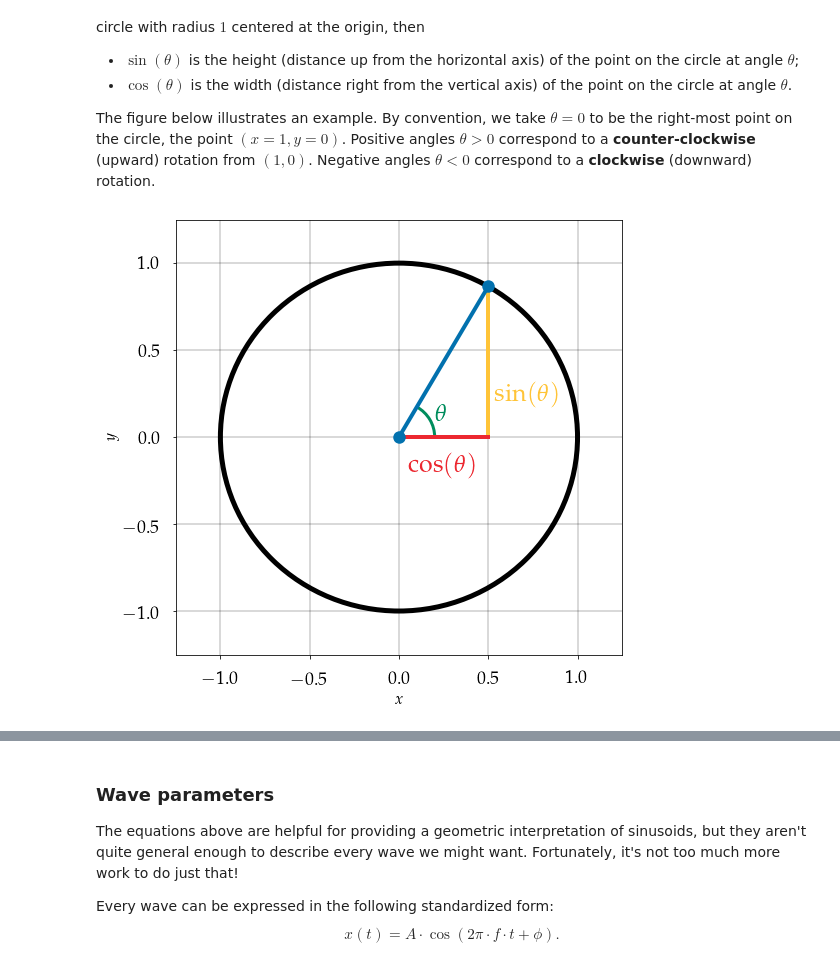
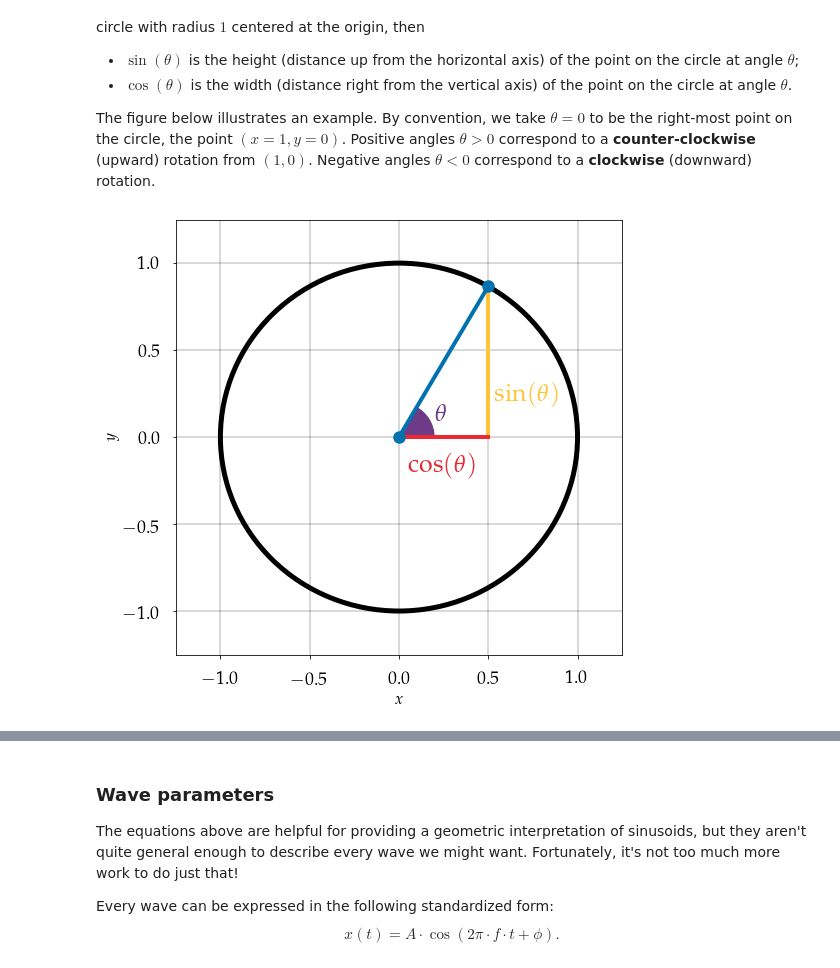
Before and after one commit to bmcfee/dstbook, a Jupyter notebook: content/ch01/Waves.ipynb, the cells around one changed output, grey strips where cells are left out. Drawn from its saved outputs; the diff is of its cells as text; code cells hidden in the pictures.

```diff
--- a/content/ch01/Waves.ipynb
+++ b/content/ch01/Waves.ipynb
@@ -47,6 +47,9 @@ import matplotlib.path as path
 import numpy as np
 import matplotlib.patches as patches
 import matplotlib.font_manager
+from matplotlib.animation import FuncAnimation
+
+from IPython.display import HTML
 
 from matplotlib import rc
 #rc('font',**{'family':'sans-serif','sans-serif':['Helvetica']})
@@ -70,7 +73,7 @@ rc('legend', frameon=True, framealpha=0.9, fontsize=18)
 rc('figure', figsize=(8,8))
 
 colors = ['#0271AE', '#EC2830', '#FFC438',  # blue, red, light orange
-            '#008D5D', '#6E3B87', '#FA902D',  # green, purple, orange
+             '#6E3B87', '#008D5D', '#FA902D',  # purple, green, orange
             '#0095B7', '#CB0C7B', '#F7E43C',  # cyan, magenta, yellow
             '#88B93B', '#444F95', '#F16232']  # pea green, dark blue, dark orange
 
@@ -253,34 +256,34 @@ The figure below illustrates an example.  By convention, we take $\theta=0$ to b
 # %%
 # Plot a circle, inscribed right triangle, angle, and sine and cosine markers
 plt.figure()
 
 ax = plt.gca()
 
 angle = np.pi / 3
 x, y = np.cos(angle), np.sin(angle)
 
 circ = patches.Ellipse((0, 0), 2, 2, facecolor='w', edgecolor='k', linewidth=5)
 
 plt.text(0.53, 0.21, r'$\sin(\theta)$', size=25, color=colors[2])
 plt.plot([x, x], [0, y], linewidth=4, color=colors[2])
 
 plt.text(0.05, -0.2, r'$\cos(\theta)$', size=25, color=colors[1])
 plt.plot([0, x], [0, 0], color=colors[1])
 
 plt.plot([0, x], [0, y], marker='.', markersize=25, linewidth=4)
-arc = patches.Arc((0, 0), width=0.4, height=0.4, theta1=0, theta2=angle * 180 / np.pi,
-                     color=colors[3], linewidth=3)
+
+arc = patches.Wedge((0, 0), 0.2, theta1=0, theta2=angle * 180 / np.pi, facecolor=colors[3])
 plt.text(0.2, 0.1, r'$\theta$', size=25, color=colors[3])
 
 ax.add_patch(circ)
 ax.add_patch(arc)
 
 plt.xlim([-1.25, 1.25])
 plt.ylim([-1.25, 1.25]);
 plt.xlabel('$x$')
 plt.ylabel('$y$');
 # %% [output]
-[figure, old version]
+[figure, new version]
 # %% [markdown]
 Remember: sines and cosines take inputs that are angles (measured in radians), and output height and width.
 
```
Also changed, not shown: parts of 9 cells of this notebook.
